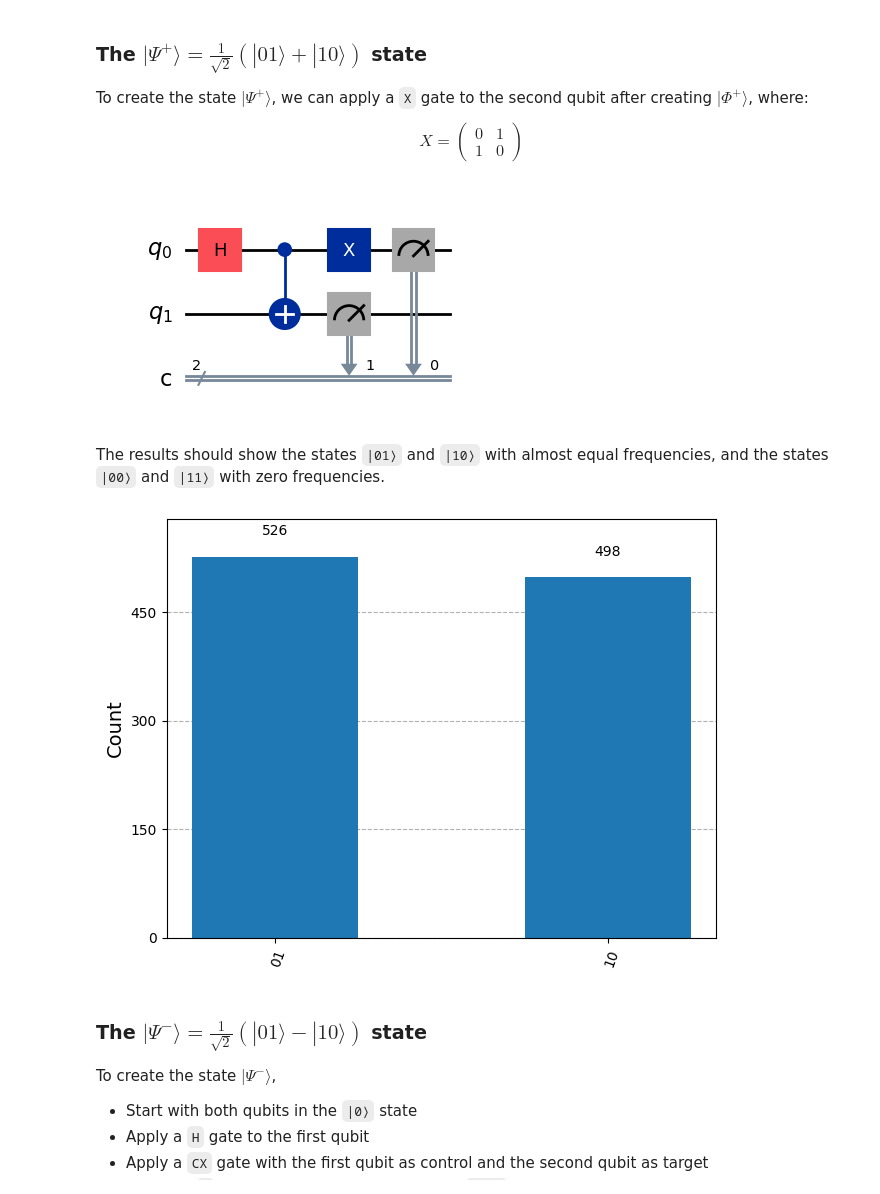
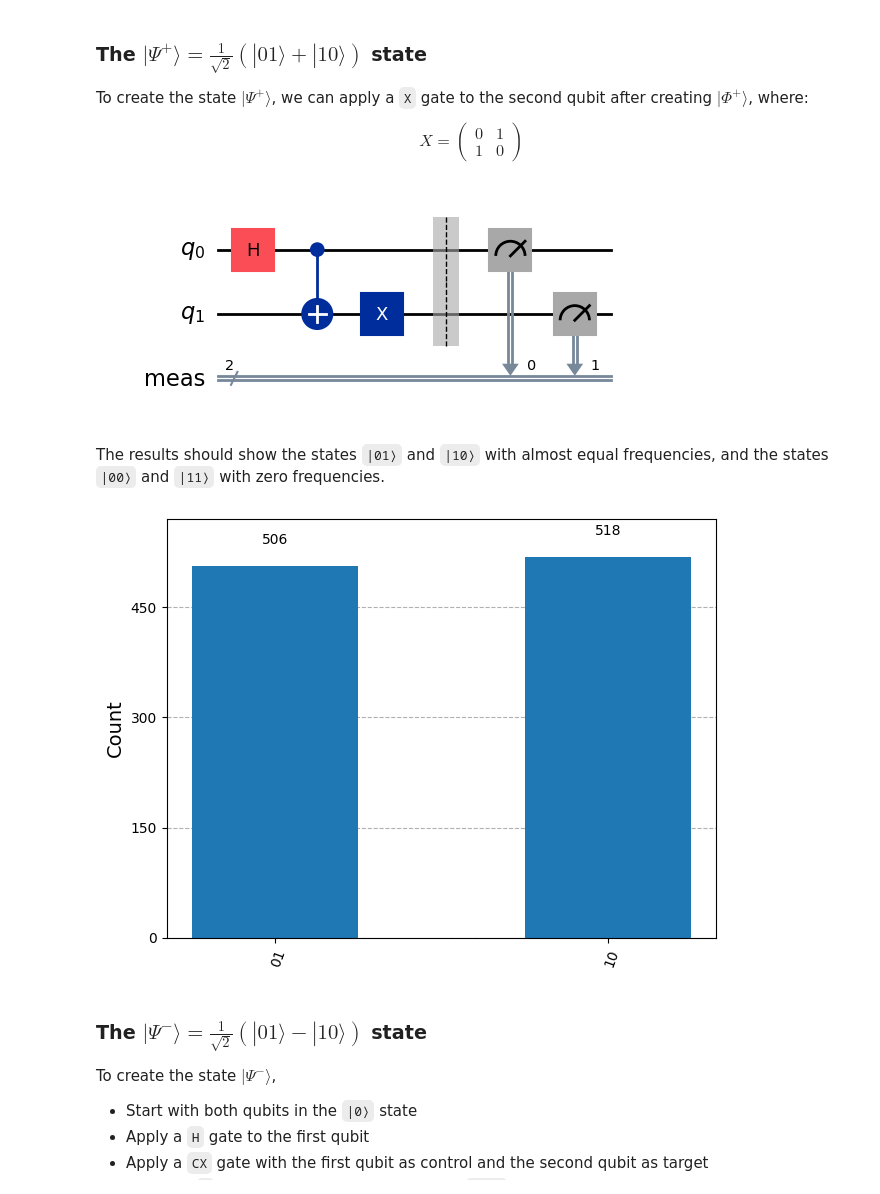
Before and after one commit to naokishibuya/qiskit-experiments, a Jupyter notebook: notebooks/2-bell_states.ipynb, the cells around one changed output. Drawn from its saved outputs; the diff is of its cells as text; code cells hidden in the pictures.

```diff
--- a/notebooks/2-bell_states.ipynb
+++ b/notebooks/2-bell_states.ipynb
@@ -180,24 +181,24 @@ X = \begin{pmatrix}
 \end{pmatrix}
 $$
 # %%
-qc = QuantumCircuit(2, 2)
+qc = QuantumCircuit(2)
 qc.h(0)
 qc.cx(0, 1)
-qc.x(0) # Apply X gate to qubit 0 to flip the state
-qc.measure([0, 1], [0, 1])
+qc.x(1) # Apply X gate to qubit 1 (the second) to flip the state
+qc.measure_all()
 qc.draw('mpl')
 # %% [output]
-[figure, old version]
+[figure, new version]
 # %% [markdown]
 The results should show the states `|01⟩` and `|10⟩` with almost equal frequencies, and the states `|00⟩` and `|11⟩` with zero frequencies.
 # %%
 compiled = transpile(qc, backend)
-job = backend.run(compiled, shots=1024, memory=True)
+job = backend.run(compiled, shots=1024)
 result = job.result()
 counts = result.get_counts()
 plot_histogram(counts)
 # %% [output]
-[figure, old version]
+[figure, new version]
 # %% [markdown]
 ### The $|\Psi^-\rangle = \frac{1}{\sqrt{2}} \left(|01\rangle - |10\rangle\right)$ state
 
```
Also changed, not shown: parts of 8 cells of this notebook.
